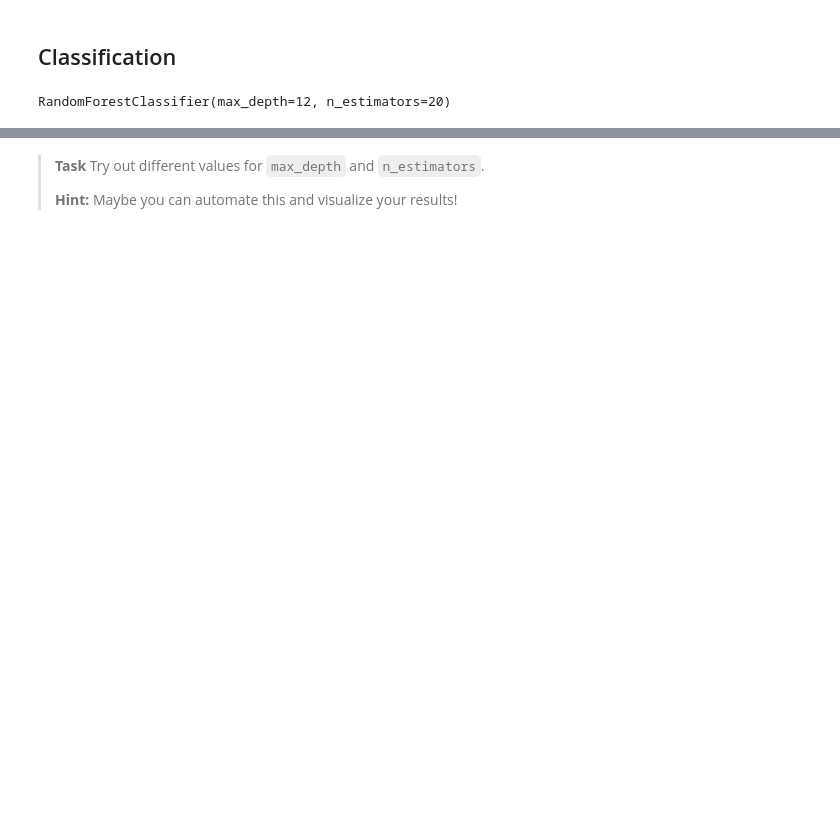
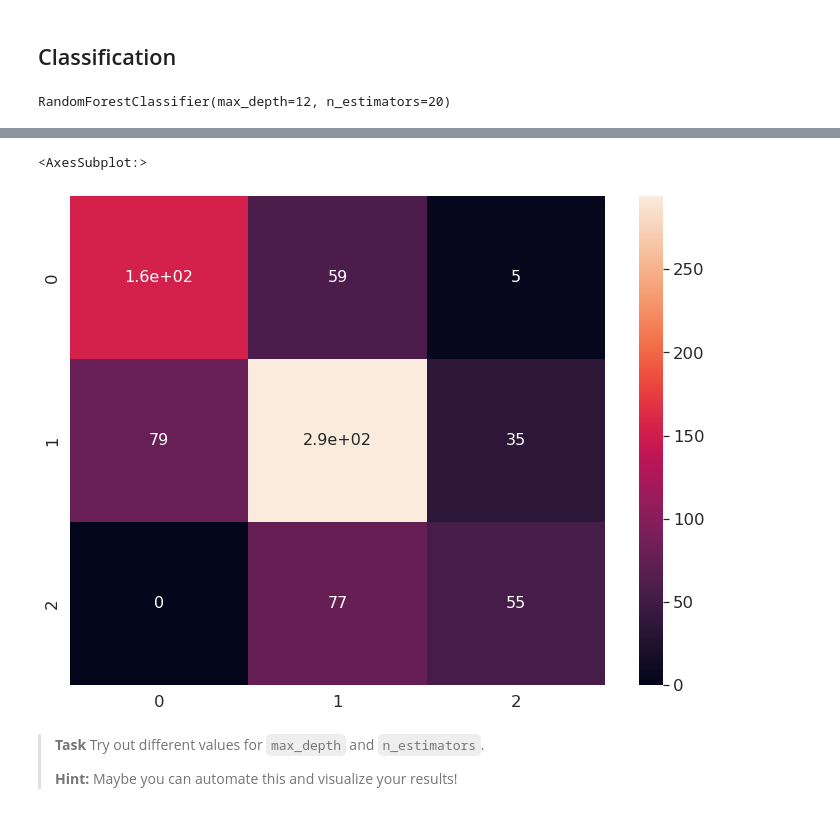
Before and after one commit to J0nasSeng/MLDL-Workshop, a Jupyter notebook: notebooks/random-forests.ipynb, the cells around one changed output, grey strips where cells are left out. Cells and saved outputs as stored; diff of their text form; code cells hidden in the pictures; blank space fills up the shorter version.

```diff
--- a/notebooks/random-forests.ipynb
+++ b/notebooks/random-forests.ipynb
@@ -178,3 +190,13 @@ f1
+# %%
+conf_mat = confusion_matrix(y_test, y_hat)
+# %%
+df = pd.DataFrame(data=conf_mat)
+fig = plt.figure(figsize=(12, 9))
+sns.set(font_scale=1.5)
+sns.heatmap(df, annot=True, annot_kws={"size": 16})
+# %% [output]
+<AxesSubplot:>
+[figure, added]
 # %% [markdown]
 > **Task**
 > Try out different values for `max_depth` and `n_estimators`.
```
Also changed, not shown: parts of 7 cells of this notebook.
